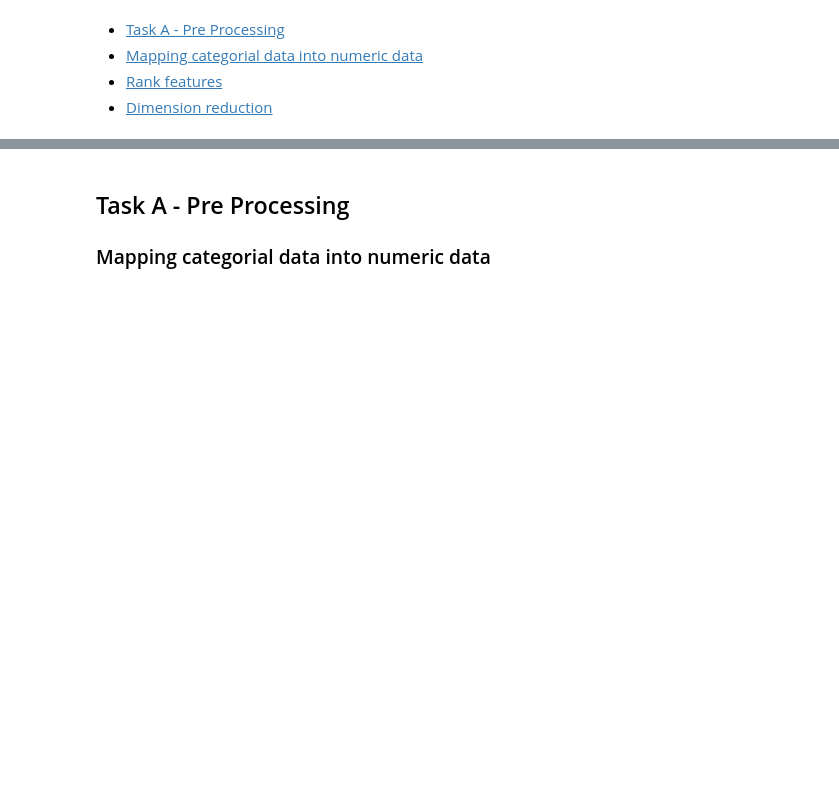
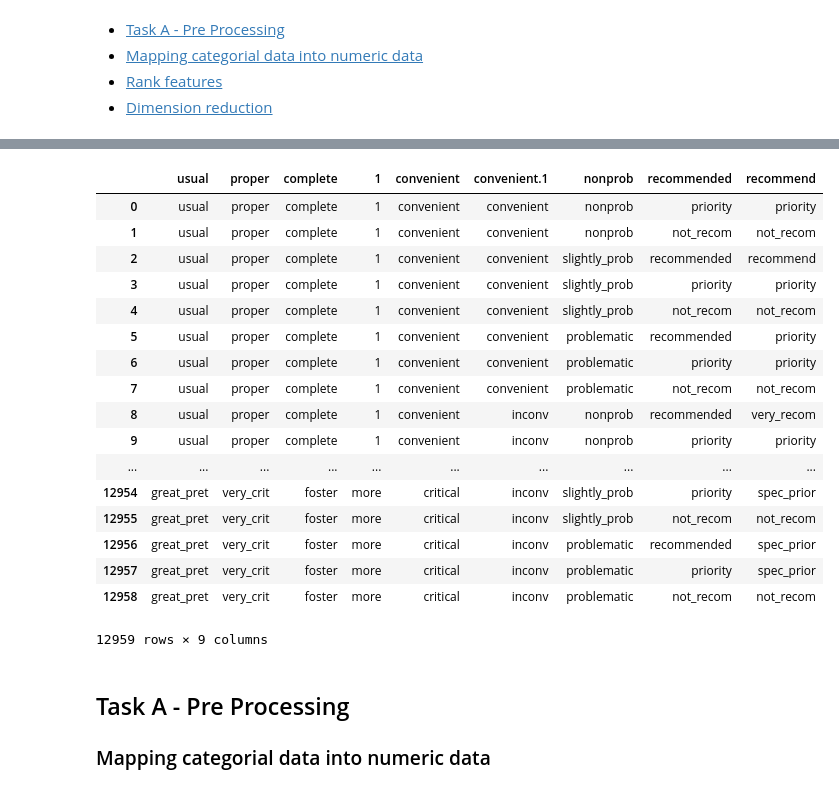
Before and after one commit to McKingly/ED-Data-Mining, a Jupyter notebook: Testing.ipynb, the cells around one changed output, grey strips where cells are left out. Cells and saved outputs as stored; diff of their text form; code cells hidden in the pictures; blank space fills up the shorter version.

Commit message:
datasets files read using relative paths, nursery.txt removed, nursery.xlsx added

```diff
--- a/Testing.ipynb
+++ b/Testing.ipynb
@@ -35,3 +12,28 @@ df_bankNotes
+# %%
+df_bankNotes = pd.read_excel('./data_banknote_authentication.xlsx')
+#df_bankNotes
+
+df_nursery = pd.read_excel('./nursery.xlsx')
+#df_nursery
+# %% [output]
+|  | usual | proper | complete | 1 | convenient | convenient.1 | nonprob | recommended | recommend |
+| 0 | usual | proper | complete | 1 | convenient | convenient | nonprob | priority | priority |
+| 1 | usual | proper | complete | 1 | convenient | convenient | nonprob | not_recom | not_recom |
+| 2 | usual | proper | complete | 1 | convenient | convenient | slightly_prob | recommended | recommend |
+| 3 | usual | proper | complete | 1 | convenient | convenient | slightly_prob | priority | priority |
+| 4 | usual | proper | complete | 1 | convenient | convenient | slightly_prob | not_recom | not_recom |
+| 5 | usual | proper | complete | 1 | convenient | convenient | problematic | recommended | priority |
+| 6 | usual | proper | complete | 1 | convenient | convenient | problematic | priority | priority |
+| 7 | usual | proper | complete | 1 | convenient | convenient | problematic | not_recom | not_recom |
+| 8 | usual | proper | complete | 1 | convenient | inconv | nonprob | recommended | very_recom |
+| 9 | usual | proper | complete | 1 | convenient | inconv | nonprob | priority | priority |
+| ... | ... | ... | ... | ... | ... | ... | ... | ... | ... |
+| 12954 | great_pret | very_crit | foster | more | critical | inconv | slightly_prob | priority | spec_prior |
+| 12955 | great_pret | very_crit | foster | more | critical | inconv | slightly_prob | not_recom | not_recom |
+| 12956 | great_pret | very_crit | foster | more | critical | inconv | problematic | recommended | spec_prior |
+| 12957 | great_pret | very_crit | foster | more | critical | inconv | problematic | priority | spec_prior |
+| 12958 | great_pret | very_crit | foster | more | critical | inconv | problematic | not_recom | not_recom |
+12959 rows × 9 columns
 # %% [markdown]
 ## Task A - Pre Processing
 ### Mapping categorial data into numeric data
```
Also changed, not shown: parts of 1 cell of this notebook, 2 other files.
